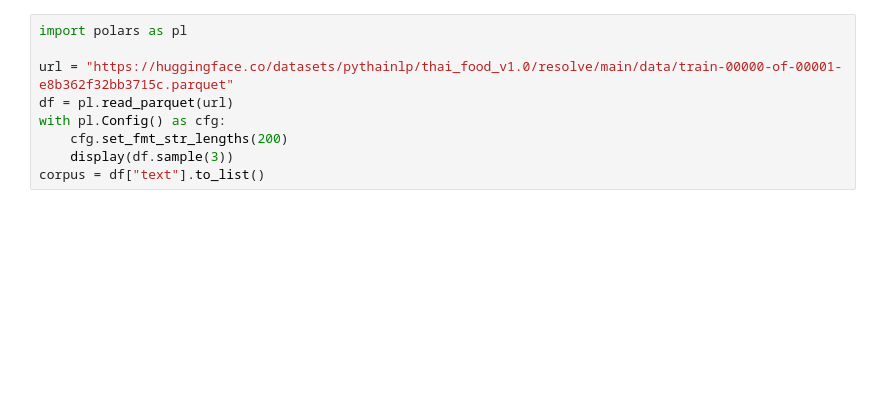
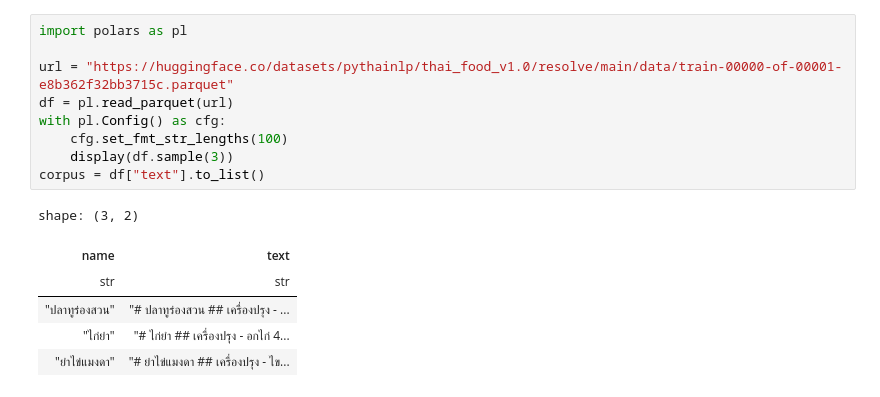
Before and after one commit to Nevermetyou65/bm25th, a Jupyter notebook: nb.ipynb, the cells around one changed output. Drawn from its saved outputs; the diff is of its cells as text; blank space fills up the shorter version.

```diff
--- a/nb.ipynb
+++ b/nb.ipynb
@@ -1,9 +1,16 @@
 # %%
 import polars as pl
 
 url = "https://huggingface.co/datasets/pythainlp/thai_food_v1.0/resolve/main/data/train-00000-of-00001-e8b362f32bb3715c.parquet"
 df = pl.read_parquet(url)
 with pl.Config() as cfg:
-    cfg.set_fmt_str_lengths(200)
+    cfg.set_fmt_str_lengths(100)
     display(df.sample(3))
 corpus = df["text"].to_list()
+# %% [output]
+shape: (3, 2)
+| name | text |
+| str | str |
+| "ปลาทูร่องสวน" | "# ปลาทูร่องสวน ## เครื่องปรุง - ... |
+| "ไก่ยำ" | "# ไก่ยำ ## เครื่องปรุง - อกไก่ 4... |
+| "ยำไข่แมงดา" | "# ยำไข่แมงดา ## เครื่องปรุง - ไข... |
```
Also changed, not shown: parts of 13 cells of this notebook, 2 other files.
